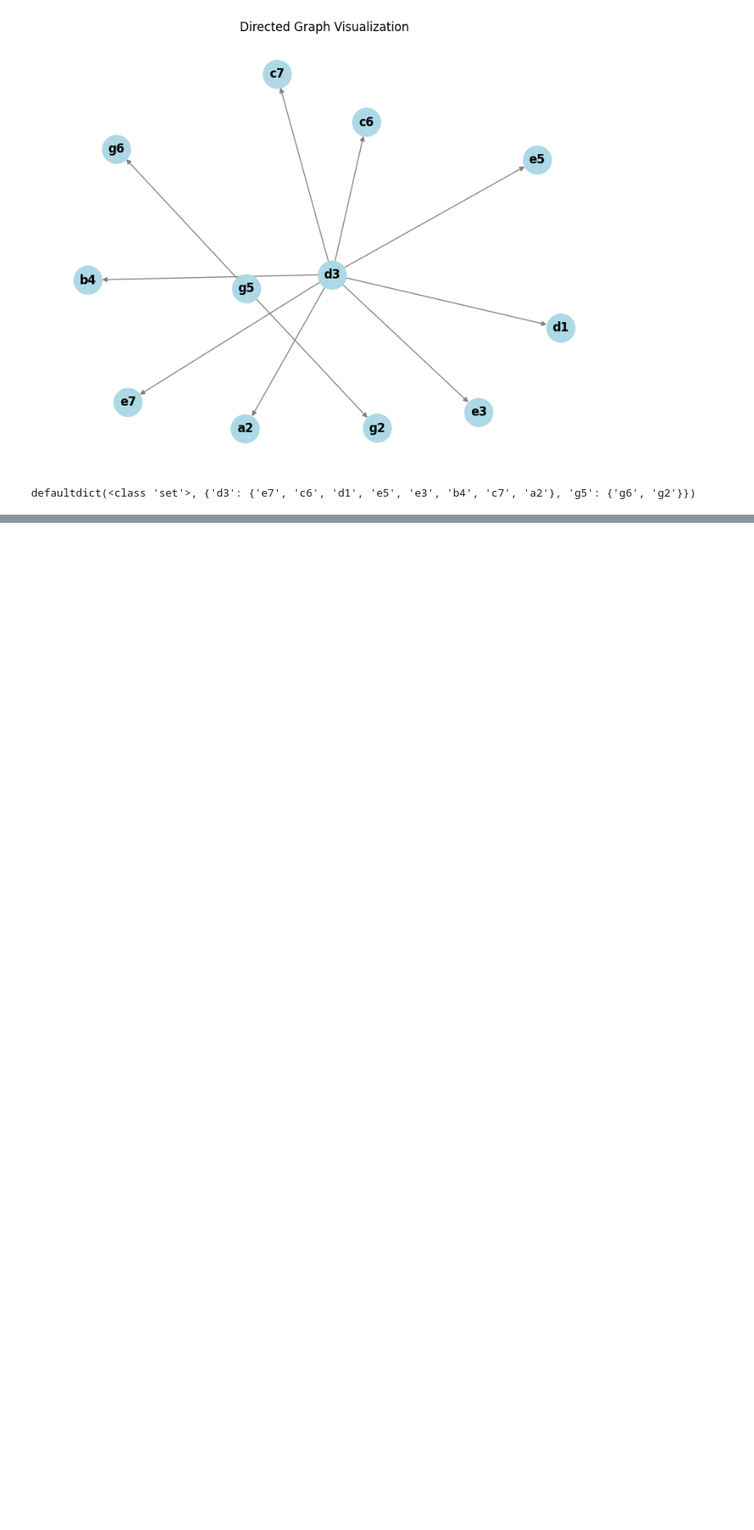
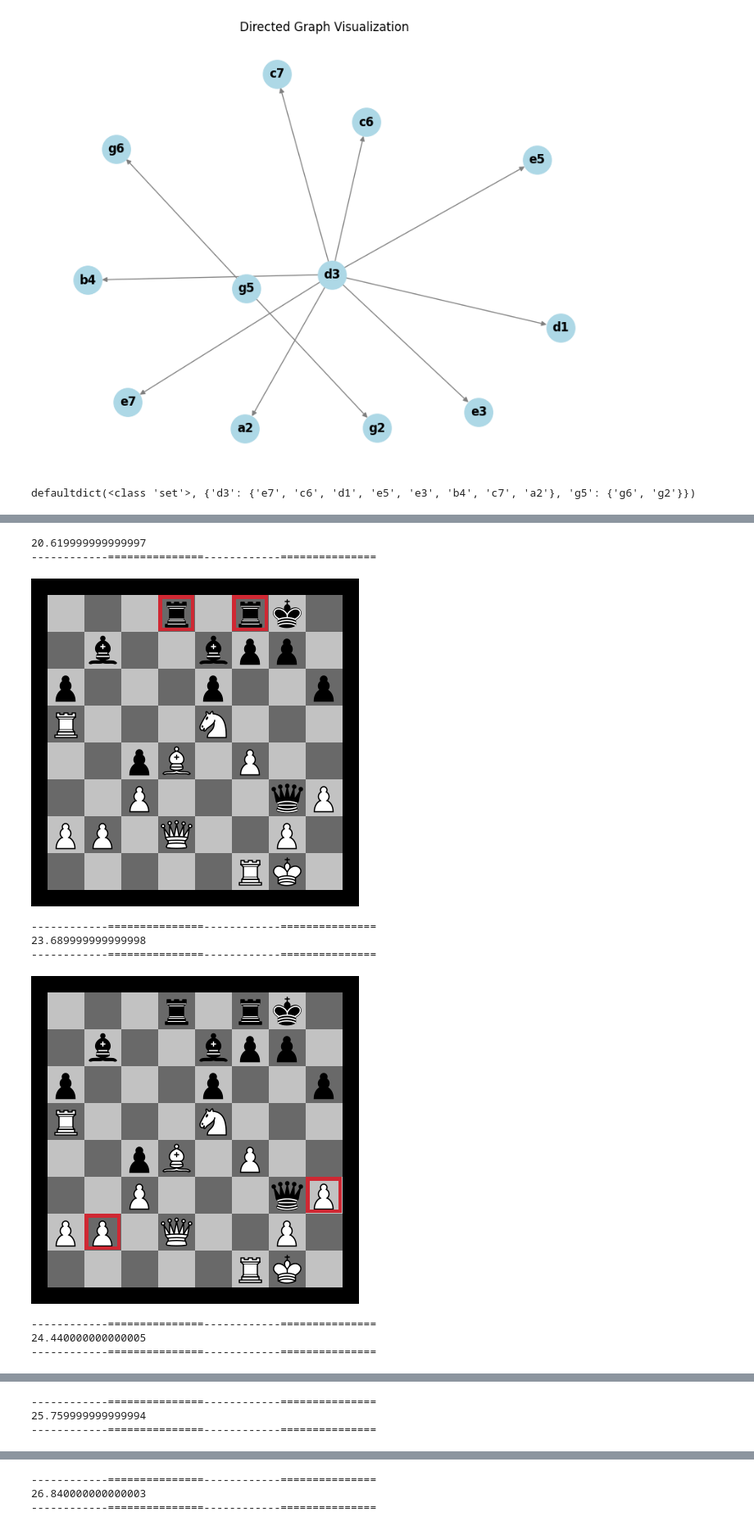
Before and after one commit to radroof22/xAI-chess, a Jupyter notebook: explore_saliency.ipynb, the cells around one changed output, grey strips where cells are left out. Shown at 82% size. Drawn from its saved outputs; the diff is of its cells as text; code cells hidden in the pictures; blank space fills up the shorter version.

Commit message:
finished sequential pairwise sensitivity metric and tried it out on diff board

```diff
--- a/explore_saliency.ipynb
+++ b/explore_saliency.ipynb
@@ -408,0 +490,3 @@ for i in range(0, print_top_n_matches):
+# %%
+original_board = chess.Board(FEN)
+original_board
@@ -408,0 +495,23 @@ for i in range(0, print_top_n_matches):
+# %%
+### TEMP VISUALIZATIONS
+# visualizes the top k pairs that are most related
+
+sorted_pairwise_sensitivities = [(key, value) for key, value in pairwise_sensitivity.items()]
+sorted_pairwise_sensitivities.sort(key=lambda x: x[1])
+
+for i in range(0, 5):
+    pair = sorted_pairwise_sensitivities[i*2]
+    positions, value = pair
+    print(value)
+    generate_heatmap(original_board, positions[0], positions[1])
+# %% [output]
+20.619999999999997
+------------===============------------===============
+[figure, added]
+------------===============------------===============
+23.689999999999998
+------------===============------------===============
+[figure, added]
+------------===============------------===============
+24.440000000000005
+------------===============------------===============
@@ -408,0 +519,3 @@ for i in range(0, print_top_n_matches):
+------------===============------------===============
+25.759999999999994
+------------===============------------===============
@@ -408,0 +523,3 @@ for i in range(0, print_top_n_matches):
+------------===============------------===============
+26.840000000000003
+------------===============------------===============
```
Also changed, not shown: parts of 9 cells of this notebook, 2 other files.
